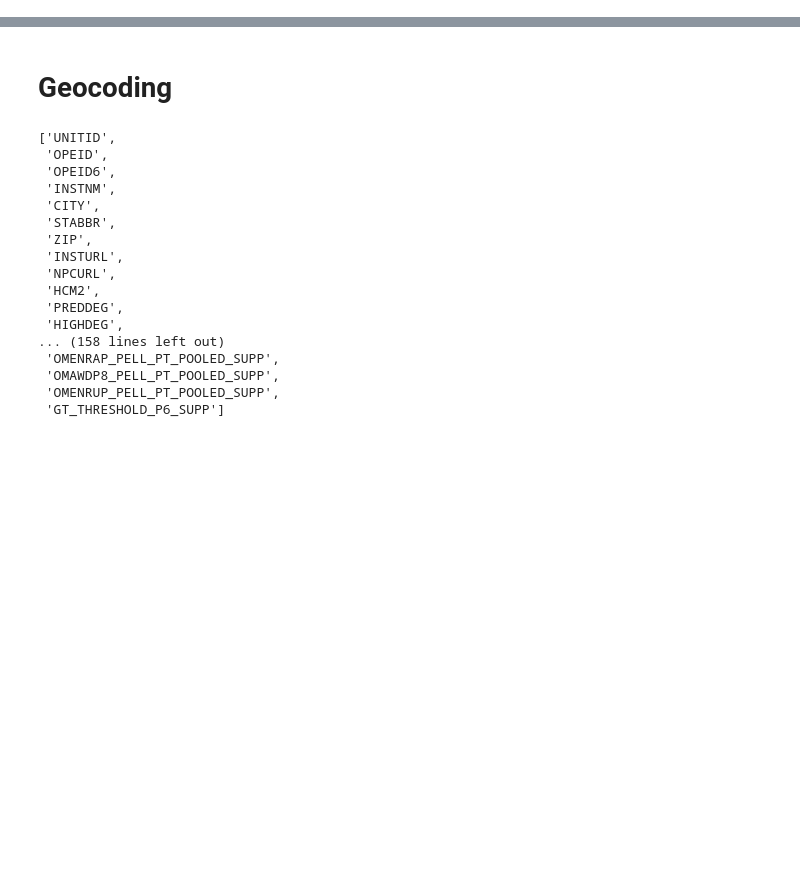
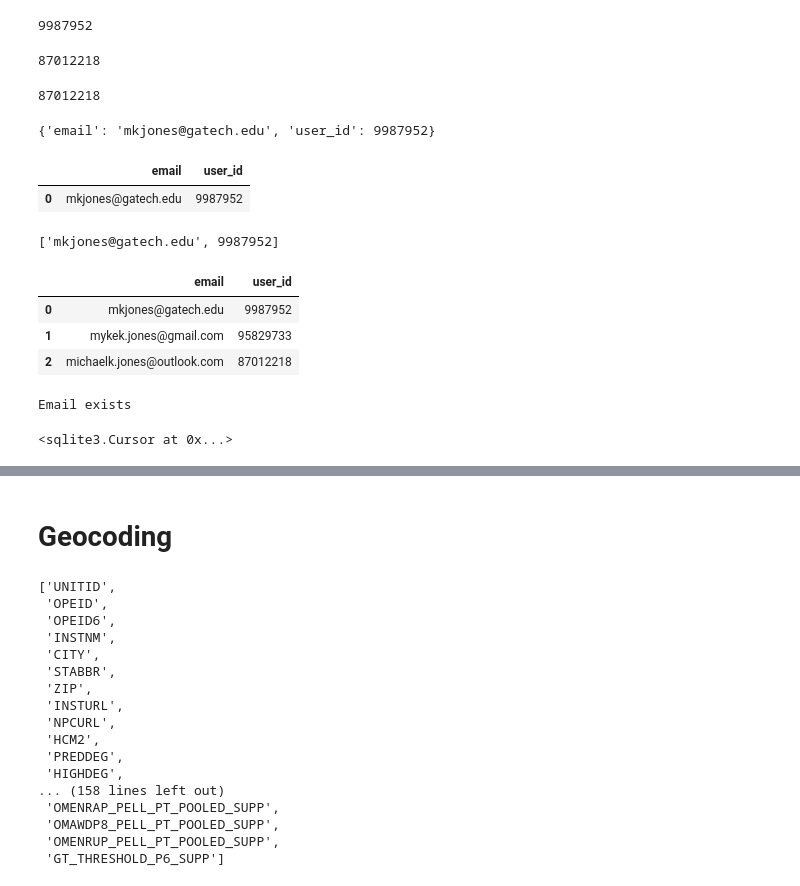
Before and after one commit to MaikKalil/CSE6242Project, a Jupyter notebook: Ranking Algorithm.ipynb, the cells around one changed output, grey strips where cells are left out. Drawn from its saved outputs; the diff is of its cells as text; code cells hidden in the pictures; blank space fills up the shorter version.

```diff
--- a/Ranking Algorithm.ipynb
+++ b/Ranking Algorithm.ipynb
@@ -8,0 +21,26 @@ conn = sqlite3.connect("cs.db")
+# %%
+user_id2
+# %% [output]
+9987952
+# %%
+email2 = 'michaelk.jones@outlook.com'
+user_id3 = int(hashlib.sha256(email2.encode('utf-8')).hexdigest(), 16) % 10**8 # generate a unique numeric ID
+user_id3
+# %% [output]
+87012218
+# %%
+email3 = 'michaelk.jones@outlook.com'
+user_id4 = int(hashlib.sha256(email3.encode('utf-8')).hexdigest(), 16) % 10**8 # generate a unique numeric ID
+user_id4
+# %% [output]
+87012218
+# %%
+{'email': email, 'user_id': user_id}
+# %% [output]
+{'email': 'mkjones@gatech.edu', 'user_id': 9987952}
+# %%
+user = pd.DataFrame({'email': [email], 'user_id': [user_id]})
+user
+# %% [output]
+|  | email | user_id |
+| 0 | mkjones@gatech.edu | 9987952 |
@@ -9,3 +49,25 @@ conn = sqlite3.connect("cs.db")
+# %%
+[email, user_id]
+# %% [output]
+['mkjones@gatech.edu', 9987952]
+# %%
+pd.read_sql(f"SELECT * FROM user",conn)
+# %% [output]
+|  | email | user_id |
+| 0 | mkjones@gatech.edu | 9987952 |
+| 1 | mykek.jones@gmail.com | 95829733 |
+| 2 | michaelk.jones@outlook.com | 87012218 |
+# %%
+if pd.read_sql(f"SELECT * FROM user WHERE user_id ={user_id}",conn).empty:
+    print("Ready to write")
+else:
+    print("Email exists")
+# %% [output]
+Email exists
+# %%
+cur.execute(f"INSERT INTO user values('{email3}',{user_id4})")
+# %% [output]
+<sqlite3.Cursor at 0x...>
 # %%
 #Tables on db
 pd.read_sql("SELECT name FROM sqlite_master WHERE type='table'",conn)
```
Also changed, not shown: parts of 8 cells of this notebook, 6 other files.
